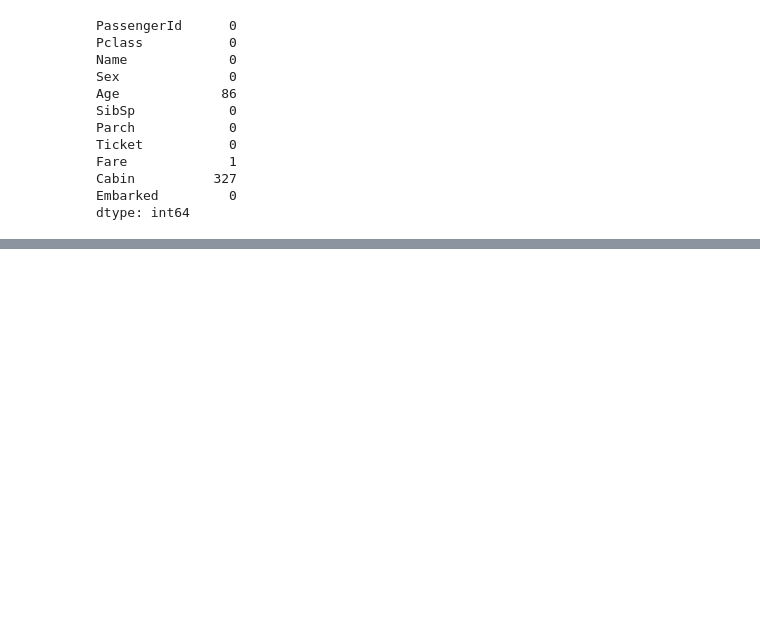
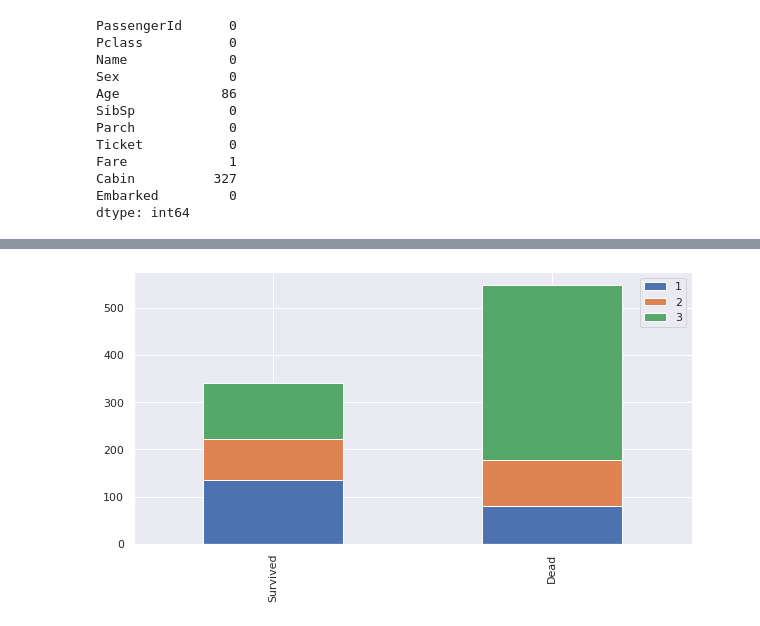
Before and after one commit to felstuff/BackToBasic, a Jupyter notebook: Titanic_Solution_with_MinSuk_Heo.ipynb, the cells around one changed output, grey strips where cells are left out. Saved outputs shown, nothing was run; the diff lists cells and outputs as text; code cells hidden in the pictures; blank space fills up the shorter version.

```diff
--- a/Titanic_Solution_with_MinSuk_Heo.ipynb
+++ b/Titanic_Solution_with_MinSuk_Heo.ipynb
@@ -139,0 +168,5 @@ dtype: int64
+# %%
+bar_chart('Pclass')
+#result shows that people from the first ckass cabin will be more likely to survive
+# %% [output]
+[figure, added]
```
Also changed, not shown: parts of 8 cells of this notebook.
